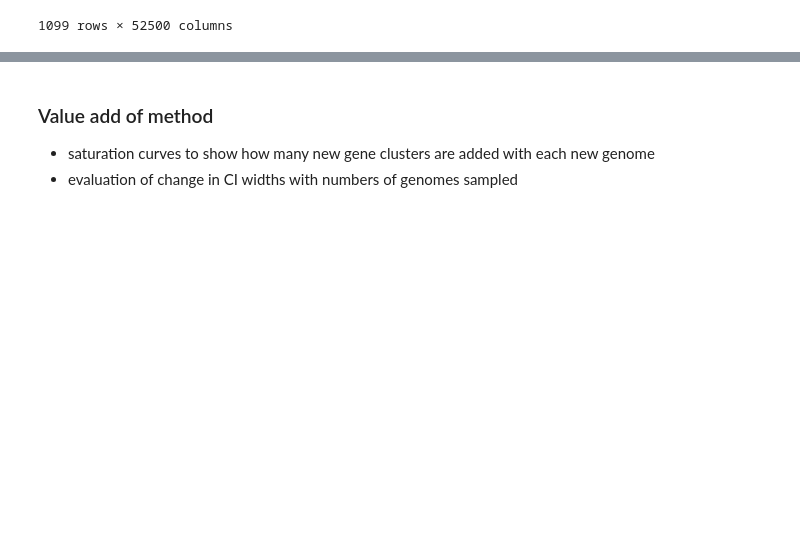
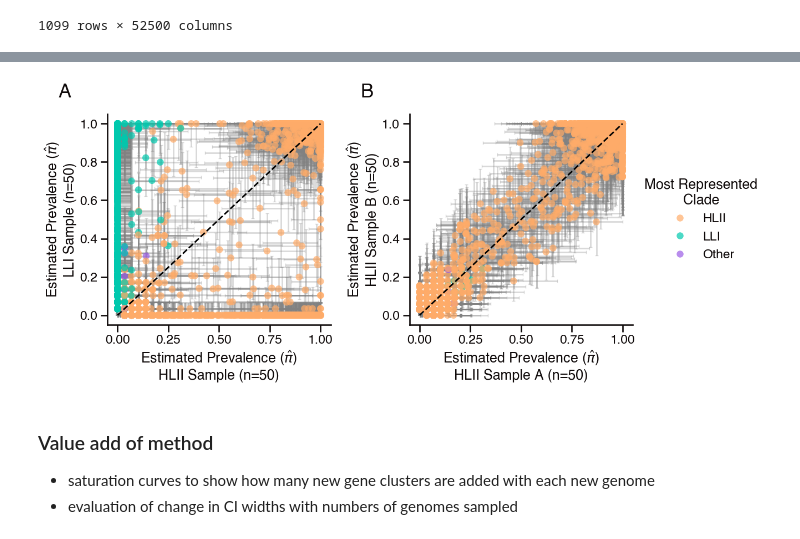
Before and after one commit to blasks/gene-prevalence, a Jupyter notebook: experiments/5-demonstration-experiments.ipynb, the cells around one changed output, grey strips where cells are left out. Saved outputs shown, nothing was run; the diff lists cells and outputs as text; code cells hidden in the pictures; blank space fills up the shorter version.

```diff
--- a/experiments/5-demonstration-experiments.ipynb
+++ b/experiments/5-demonstration-experiments.ipynb
@@ -95,3 +192,102 @@ Demonstration of the heterogeneity of the Pro population as a whole, and the hom
+# %%
+# build two panel figure that shows cross-clade comparison of pi hat estimates versus
+# within-clade comparison of pi hat estimates
+
+# annotation specs
+annotation_kwargs = dict(
+    xy=(-0.22, 1.08),
+    xycoords='axes fraction',
+    fontsize=25,
+    fontweight='bold'
+)
+
+# make figure
+fig, axes = plt.subplots(1, 2, figsize=(13.5, 6))
+
+# simplify most represented clade labels for legend
+most_repped_clade[~most_repped_clade.isin(['HLII', 'LLI'])] = 'Other'
+color_mapping = {
+    'HLII': palette[1],
+    'LLI': palette[2],
+    'Other': palette[0]
+}
+
+# plot A: pi hat estimates from mixed pro population, colored by most represented clade
+cross_clade_df['most_repped_clade'] = most_repped_clade.loc[cross_clade_df.index]
+sns.scatterplot(
+    data=cross_clade_df,
+    x='pi_hat_A',
+    y='pi_hat_B',
+    hue='most_repped_clade',
+    hue_order=['HLII', 'LLI', 'Other'],
+    palette=color_mapping,
+    ax=axes[0],
+    edgecolor='none',
+    alpha=0.7,
+    legend=False,
+)
+axes[0].plot([0, 1], [0, 1], ls='--', color='black', zorder=2)
+axes[0].set_xlabel(f"Estimated Prevalence ({r'$\hat{\pi}$'})\nHLII Sample (n={sample_size})")
+axes[0].set_ylabel(f"Estimated Prevalence ({r'$\hat{\pi}$'})\nLLI Sample (n={sample_size})")
+# add error bars
+axes[0].errorbar(
+    x=cross_clade_df["pi_hat_A"],
+    y=cross_clade_df["pi_hat_B"],
+    xerr=[cross_clade_df["pi_hat_A"] - cross_clade_df["ci_lower_A"],
+          cross_clade_df["ci_upper_A"] - cross_clade_df["pi_hat_A"]],
+    yerr=[cross_clade_df["pi_hat_B"] - cross_clade_df["ci_lower_B"],
+          cross_clade_df["ci_upper_B"] - cross_clade_df["pi_hat_B"]],
+    fmt="none",
+    ecolor="gray",
+    capsize=2,
+    alpha=0.3,
+    zorder=0,  # put error bars behind points
+)
+# annotate panel A
+axes[0].annotate("A", **annotation_kwargs)
+
+# plot B: pi hat estimates from two independent samples from the same clade
+within_clade_df['most_repped_clade'] = most_repped_clade.loc[within_clade_df.index]
+sns.scatterplot(
+    data=within_clade_df,
+    x='pi_hat_A',
+    y='pi_hat_B',
+    hue='most_repped_clade',
+    hue_order=['HLII', 'LLI', 'Other'],
+    palette=color_mapping,
+    edgecolor='none',
+    alpha=0.7,
+    legend=True,
+    ax=axes[1],
+)
+axes[1].plot([0, 1], [0, 1], ls='--', color='black', zorder=2)
+axes[1].set_xlabel(f"Estimated Prevalence ({r'$\hat{\pi}$'})\nHLII Sample A (n={sample_size})")
+axes[1].set_ylabel(f"Estimated Prevalence ({r'$\hat{\pi}$'})\nHLII Sample B (n={sample_size})")
+# add legend for panel B
+axes[1].legend(title="Most Represented\n          Clade", loc='center left', bbox_to_anchor=(1, 0.5))
+# add error bars
+axes[1].errorbar(
+    x=within_clade_df["pi_hat_A"],
+    y=within_clade_df["pi_hat_B"],
+    xerr=[within_clade_df["pi_hat_A"] - within_clade_df["ci_lower_A"],
+          within_clade_df["ci_upper_A"] - within_clade_df["pi_hat_A"]],
+    yerr=[within_clade_df["pi_hat_B"] - within_clade_df["ci_lower_B"],
+          within_clade_df["ci_upper_B"] - within_clade_df["pi_hat_B"]],
+    fmt="none",
+    ecolor="gray",
+    capsize=2,
+    alpha=0.3,
+    zorder=0,  # put error bars behind points
+)
+# annotate panel B
+axes[1].annotate("B", **annotation_kwargs)
+
+# adjust layout and save figure
+plt.tight_layout()
+# plt.savefig("demonstration_experiments.png", bbox_inches='tight')
+plt.show()
+# %% [output]
+[figure, added]
 # %% [markdown]
 ### Value add of method
 
```
Also changed, not shown: parts of 7 cells of this notebook.
